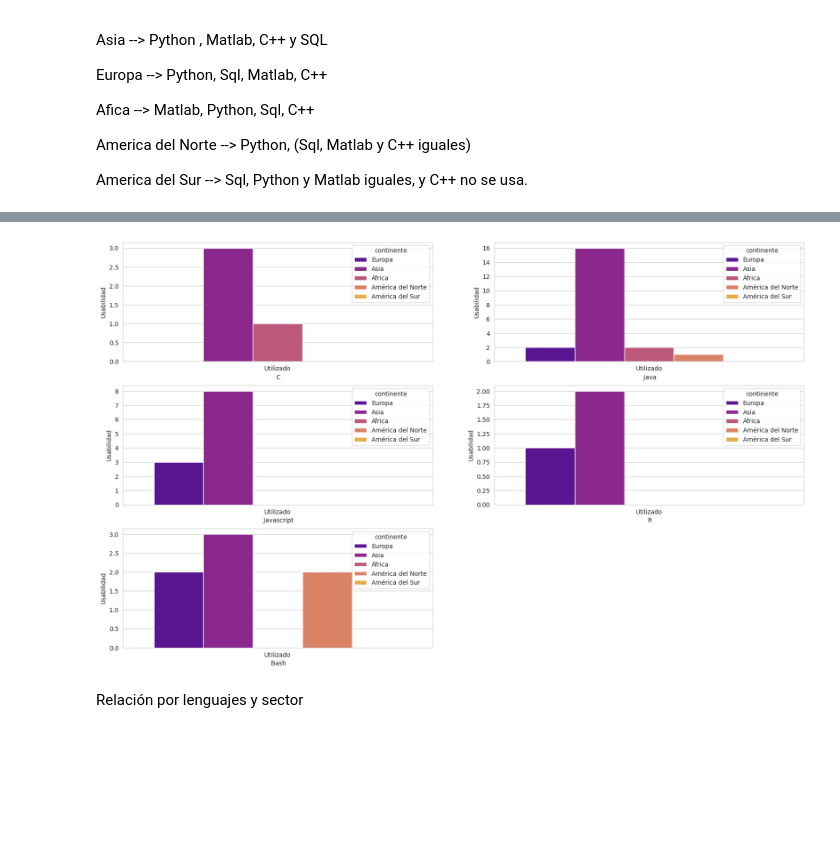
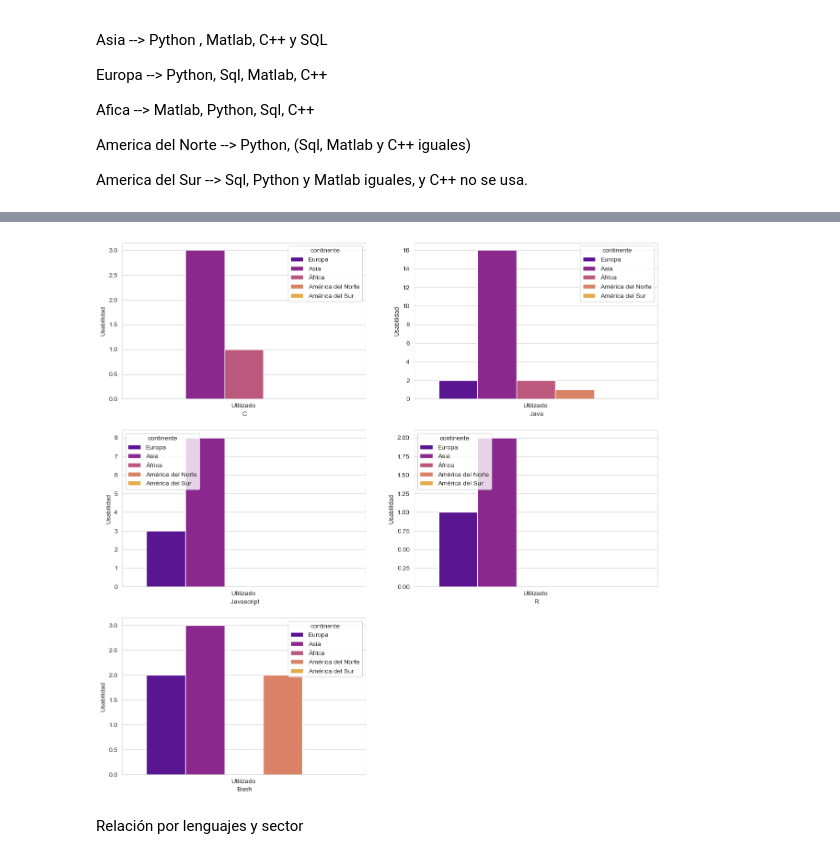
Before and after one commit to silviagordon/EDA-Visualizacion, a Jupyter notebook: Notebooks/Visualización.ipynb, the cells around one changed output, grey strips where cells are left out. Saved outputs shown, nothing was run; the diff lists cells and outputs as text; code cells hidden in the pictures; blank space fills up the shorter version.

```diff
--- a/Notebooks/Visualización.ipynb
+++ b/Notebooks/Visualización.ipynb
@@ -127,7 +138,7 @@ df_continente.head()
 ### GRÁFICA RAMA-CONTINENTE CON NIVEL DE ESTUDIOS (USAR)
 # %%
 # Gráfico para los dos géneros
-fig, axes = plt.subplots(nrows=1, ncols=2, figsize=(10,10))
+fig, axes = plt.subplots(nrows=1, ncols=2, figsize=(10,6))
 axes=axes.flat
 fig.tight_layout()
 
@@ -255,11 +266,14 @@ America del Norte --> Python, (Sql, Matlab y C++ iguales)
 
 America del Sur --> Sql, Python y Matlab iguales, y C++ no se usa.
 # %%
-fig, axes = plt.subplots(nrows=2, ncols=2, figsize=(20,12))
+fig, axes = plt.subplots(nrows=2, ncols=2, figsize=(15,10))
 axes=axes.flat
 
 for i, col in enumerate(["Python", ' C++', ' SQL',
        ' MATLAB']):
     sns.countplot(data=df_tecnico, x=df_tecnico[col], hue="continente", palette="plasma", ax=axes[i])
     axes[i].set_ylabel('Usabilidad');
+
+plt.savefig("../Gráficos/lenguajes_1.png")
+plt.show()
 # %% [output]
@@ -267,15 +281,18 @@ for i, col in enumerate(["Python", ' C++', ' SQL',
 # %%
-fig, axes = plt.subplots(nrows=3, ncols=2, figsize=(20,12))
+fig, axes = plt.subplots(nrows=3, ncols=2, figsize=(15,15))
 axes=axes.flat
 
 
 for i, col in enumerate([' C', ' Java', ' Javascript', ' R', ' Bash']):
     sns.countplot(data=df_tecnico, x=df_tecnico[col], hue="continente", palette="plasma", ax=axes[i])
     axes[i].set_ylabel('Usabilidad')
 
 fig.delaxes(axes[-1]);
+
+plt.savefig("../Gráficos/lenguajes_2.png")
+plt.show()
 # %% [output]
-[figure, old version]
+[figure, new version]
 # %% [markdown]
 Relación por lenguajes y sector
 # %%
```
Also changed, not shown: parts of 28 cells of this notebook, 17 other files.
